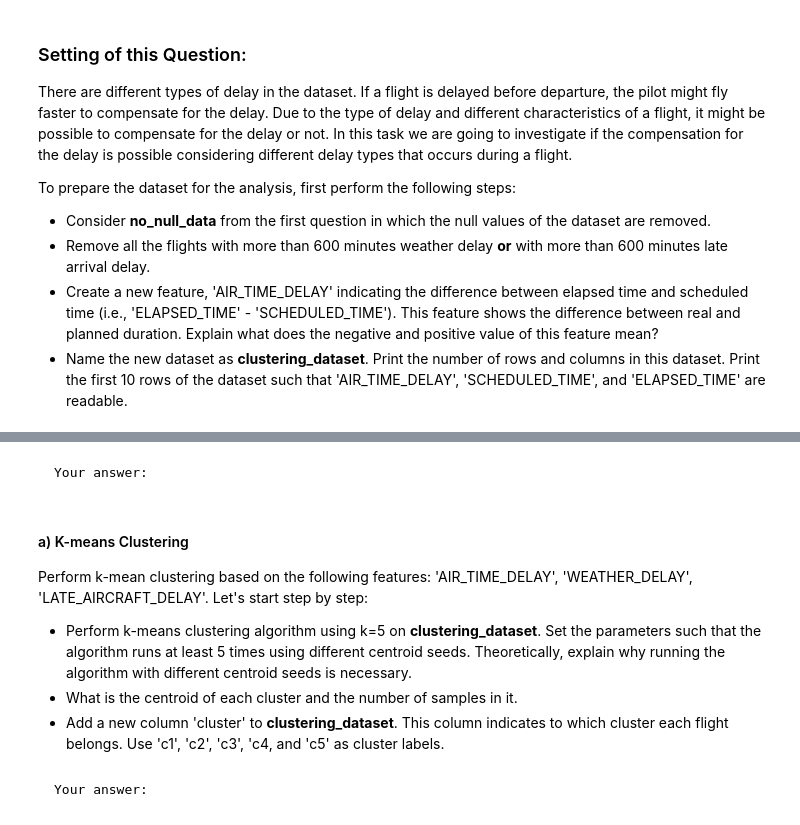
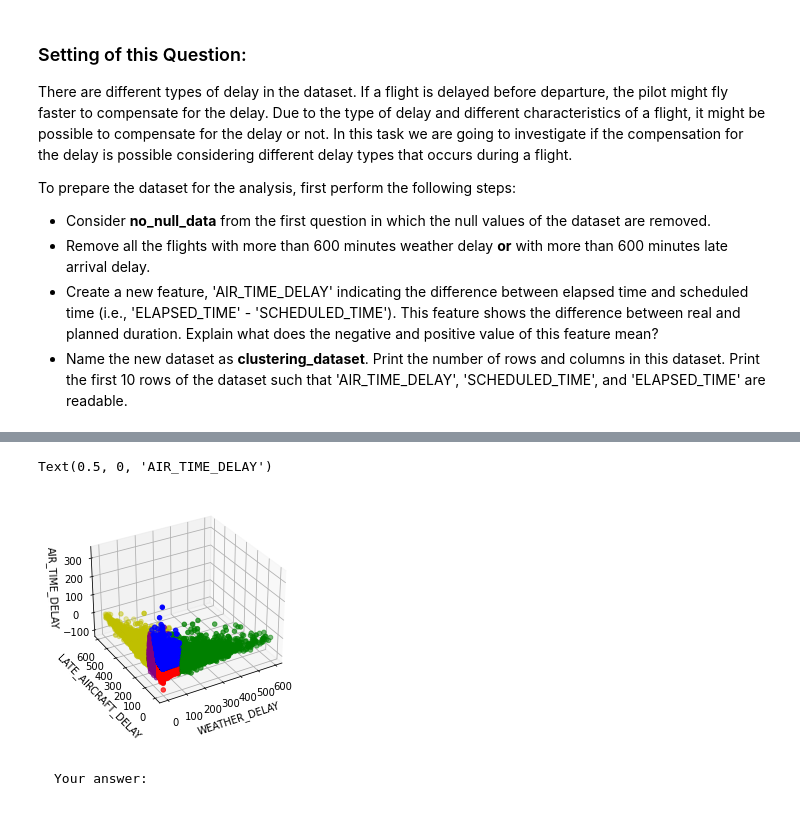
Before and after one commit to DanXCVII/IDS-Assignments, a Jupyter notebook: Assignment 1/assignment_part1.ipynb, the cells around one changed output, grey strips where cells are left out. Drawn from its saved outputs; the diff is of its cells as text; code cells hidden in the pictures.

```diff
--- a/Assignment 1/assignment_part1.ipynb
+++ b/Assignment 1/assignment_part1.ipynb
@@ -448,0 +696,9 @@ To prepare the dataset for the analysis, first perform the following steps:
+# %%
+# Your code
+clustering_dataset = no_null_data.loc[(no_null_data['WEATHER_DELAY'] <= 600) & (no_null_data['ARRIVAL_DELAY'] <= 600)]
+clustering_dataset.head()
+clustering_dataset['AIR_TIME_DELAY'] = clustering_dataset['ELAPSED_TIME'] - clustering_dataset['SCHEDULED_TIME']
+
+print('num cols: {}'.format(len(clustering_dataset.columns)))
+print('num rows: {}'.format(clustering_dataset.shape[0]))
+print(clustering_dataset[['AIR_TIME', 'SCHEDULED_TIME', 'ELAPSED_TIME']].head())
@@ -448,0 +732,13 @@ To prepare the dataset for the analysis, first perform the following steps:
+# %%
+# Your code
+from sklearn.cluster import KMeans
+
+kmeans = KMeans(n_clusters=5, n_init=5).fit(clustering_dataset[['AIR_TIME_DELAY', 'WEATHER_DELAY', 'LATE_AIRCRAFT_DELAY']])
+clusters = kmeans.labels_
+
+for i in range(len(kmeans.cluster_centers_)):
+    print('center: {}'.format(kmeans.cluster_centers_[i]))
+    filtered_centers = [1 if item == i else 0 for item in kmeans.labels_]
+    print('num samples: {}'.format(sum(filtered_centers)))
+
+clustering_dataset['cluster'] = ['c{}'.format(label) for label in kmeans.labels_]
@@ -448,0 +779,26 @@ To prepare the dataset for the analysis, first perform the following steps:
+# %%
+# Your code
+LABEL_COLOR_MAP = {0 : 'r',
+                   1 : 'y',
+                   2 : 'b',
+                   3 : 'g',
+                   4 : 'purple'
+                   }
+
+label_color = [LABEL_COLOR_MAP[l] for l in kmeans.labels_]
+
+
+fig = plt.figure()
+ax = plt.axes(projection='3d')
+zdata = clustering_dataset['AIR_TIME_DELAY']
+xdata = clustering_dataset['WEATHER_DELAY']
+ydata = clustering_dataset['LATE_AIRCRAFT_DELAY']
+
+ax.scatter3D(xdata, ydata, zdata, c=label_color)
+ax.view_init(30, -120)
+ax.set_xlabel("WEATHER_DELAY")
+ax.set_ylabel("LATE_AIRCRAFT_DELAY")
+ax.set_zlabel("AIR_TIME_DELAY")
+# %% [output]
+Text(0.5, 0, 'AIR_TIME_DELAY')
+[figure, added]
@@ -449,12 +809,2 @@ To prepare the dataset for the analysis, first perform the following steps:
 # %% [markdown]
     Your answer:
-# %% [markdown]
-#### a) K-means Clustering
-Perform k-mean clustering based on the following features: 'AIR_TIME_DELAY', 'WEATHER_DELAY', 'LATE_AIRCRAFT_DELAY'.
-    Let's start step by step:
-
-<!-- * Print minimum and maximum values of the 3 mentioned features in <b>clustering_dataset</b>. According to the minimum and maximum values, is it fair to use them directly for clustering analysis? Explain why?
-* Create 3 new features, namely "AIR_TIME_DELAY_SCALED", "LATE_AIRCRAFT_DELAY_SCALED", "WEATHER_DELAY_SCALED". For scaling, we recommend well-known Min-Max normalization. For each feature with minimum <I>Min</I> and Maximum <I>Max</I>, the scaled value is x_scaled = (x-Min)/(Max-Min). Print minimum and maximum value of "AIR_TIME_DELAY_SCALED", "LATE_AIRCRAFT_DELAY_SCALED", "WEATHER_DELAY_SCALED". -->
-- Perform k-means clustering algorithm using k=5 on <b>clustering_dataset</b>. Set the parameters such that the algorithm runs at least 5 times using different centroid seeds. Theoretically, explain why running the algorithm with different centroid seeds is necessary.
-- What is the centroid of each cluster and the number of samples in it.
-- Add a new column 'cluster' to <b>clustering_dataset</b>. This column indicates to which cluster each flight belongs. Use 'c1', 'c2', 'c3', 'c4, and 'c5' as cluster labels.
@@ -463,2 +810,0 @@ Perform k-mean clustering based on the following features: 'AIR_TIME_DELAY', 'WE
-# %% [markdown]
-    Your answer:
```
Also changed, not shown: parts of 54 cells of this notebook, 1 other file.
